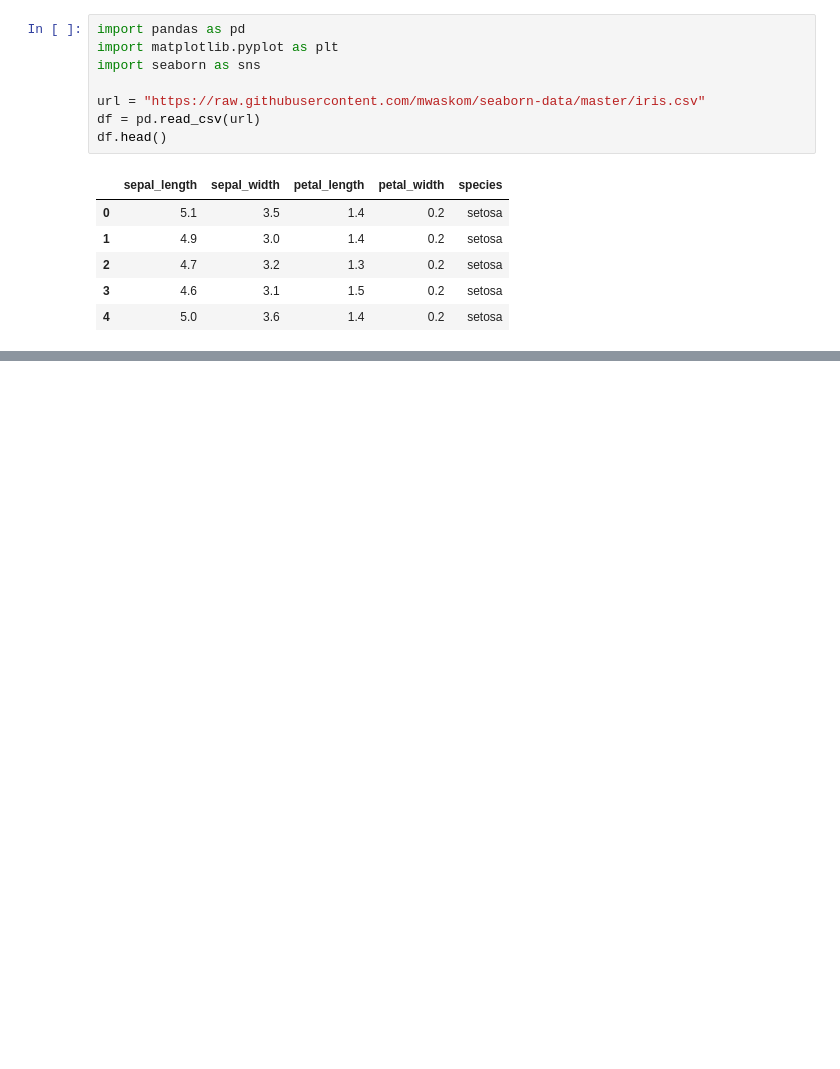
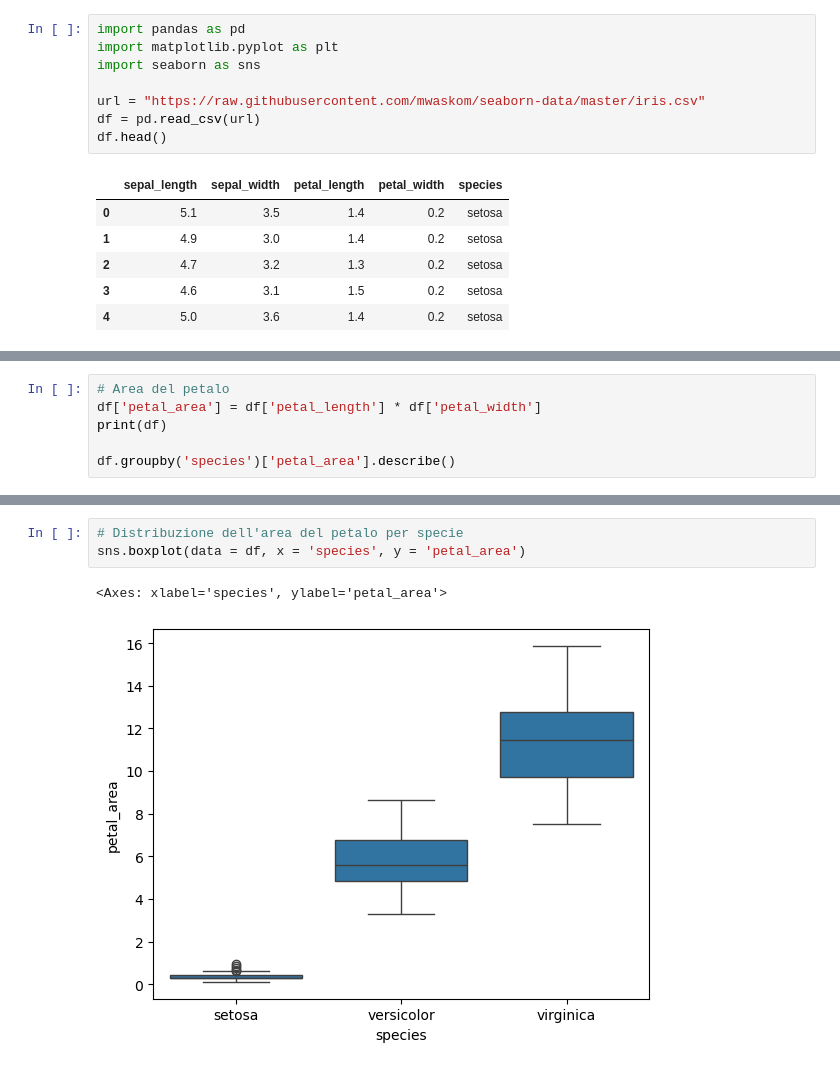
Before and after one commit to michela-roman/ProgrammingLabII, a Jupyter notebook: 4_Esercizi_lez_4.ipynb, the cells around one changed output, grey strips where cells are left out. Cells and saved outputs as stored; diff of their text form; blank space fills up the shorter version.

```diff
--- a/4_Esercizi_lez_4.ipynb
+++ b/4_Esercizi_lez_4.ipynb
@@ -142,0 +179,6 @@ df.head()
+# %%
+# Area del petalo
+df['petal_area'] = df['petal_length'] * df['petal_width']
+print(df)
+
+df.groupby('species')['petal_area'].describe()
@@ -142,0 +208,6 @@ df.head()
+# %%
+# Distribuzione dell'area del petalo per specie
+sns.boxplot(data = df, x = 'species', y = 'petal_area')
+# %% [output]
+<Axes: xlabel='species', ylabel='petal_area'>
+[figure, added]
```
Also changed, not shown: parts of 6 cells of this notebook.
